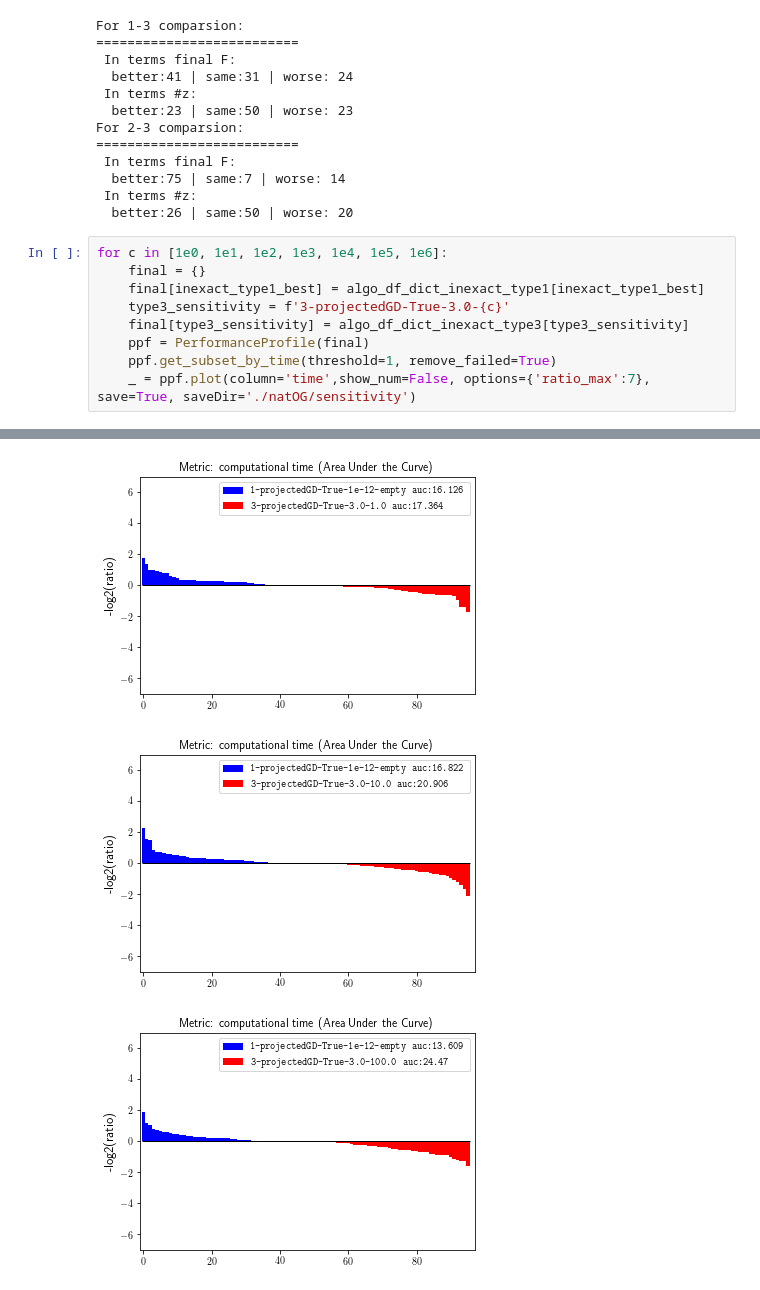
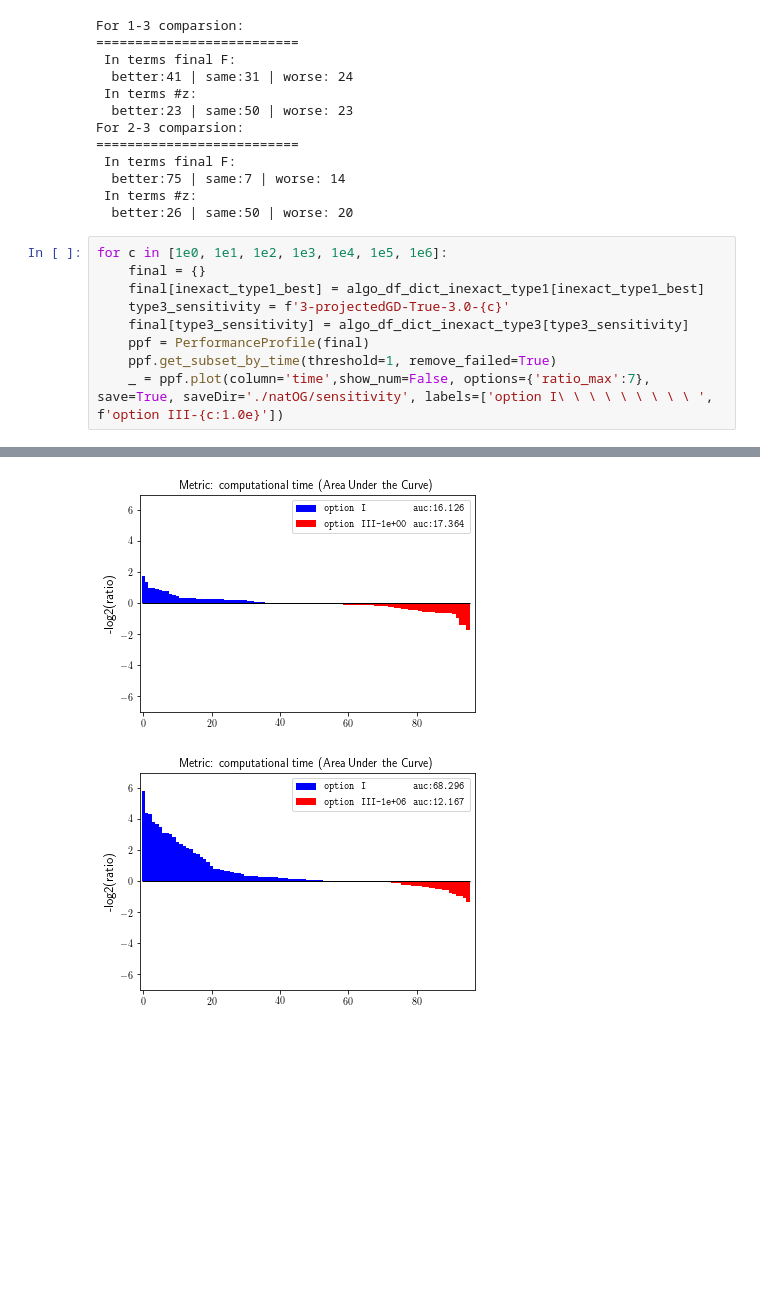
Before and after one commit to Yutong-Dai/InexactPG, a Jupyter notebook: AnalyzeExperiments/natPGD123.ipynb, the cells around one changed output, grey strips where cells are left out. Saved outputs shown, nothing was run; the diff lists cells and outputs as text; blank space fills up the shorter version.

```diff
--- a/AnalyzeExperiments/natPGD123.ipynb
+++ b/AnalyzeExperiments/natPGD123.ipynb
@@ -170,7 +164,7 @@ for c in [1e0, 1e1, 1e2, 1e3, 1e4, 1e5, 1e6]:
     final[type3_sensitivity] = algo_df_dict_inexact_type3[type3_sensitivity]
     ppf = PerformanceProfile(final)
     ppf.get_subset_by_time(threshold=1, remove_failed=True)
-    _ = ppf.plot(column='time',show_num=False, options={'ratio_max':7}, save=True, saveDir='./natOG/sensitivity')
+    _ = ppf.plot(column='time',show_num=False, options={'ratio_max':7}, save=True, saveDir='./natOG/sensitivity', labels=['option I\ \ \ \ \ \ \ \ \ ', f'option III-{c:1.0e}'])
 # %% [output]
 All algorithms failed in 0 instances
 Metrics for failed instances are overwritten with np.inf
@@ -192,3 +177,2 @@ WARNING:matplotlib.backends.backend_ps:The PostScript backend does not support t
-[figure, old version]
+[figure, new version]
-[figure, old version]
+[figure, new version]
-[figure, removed]
```
Also changed, not shown: parts of 3 cells of this notebook, 37 other files.
